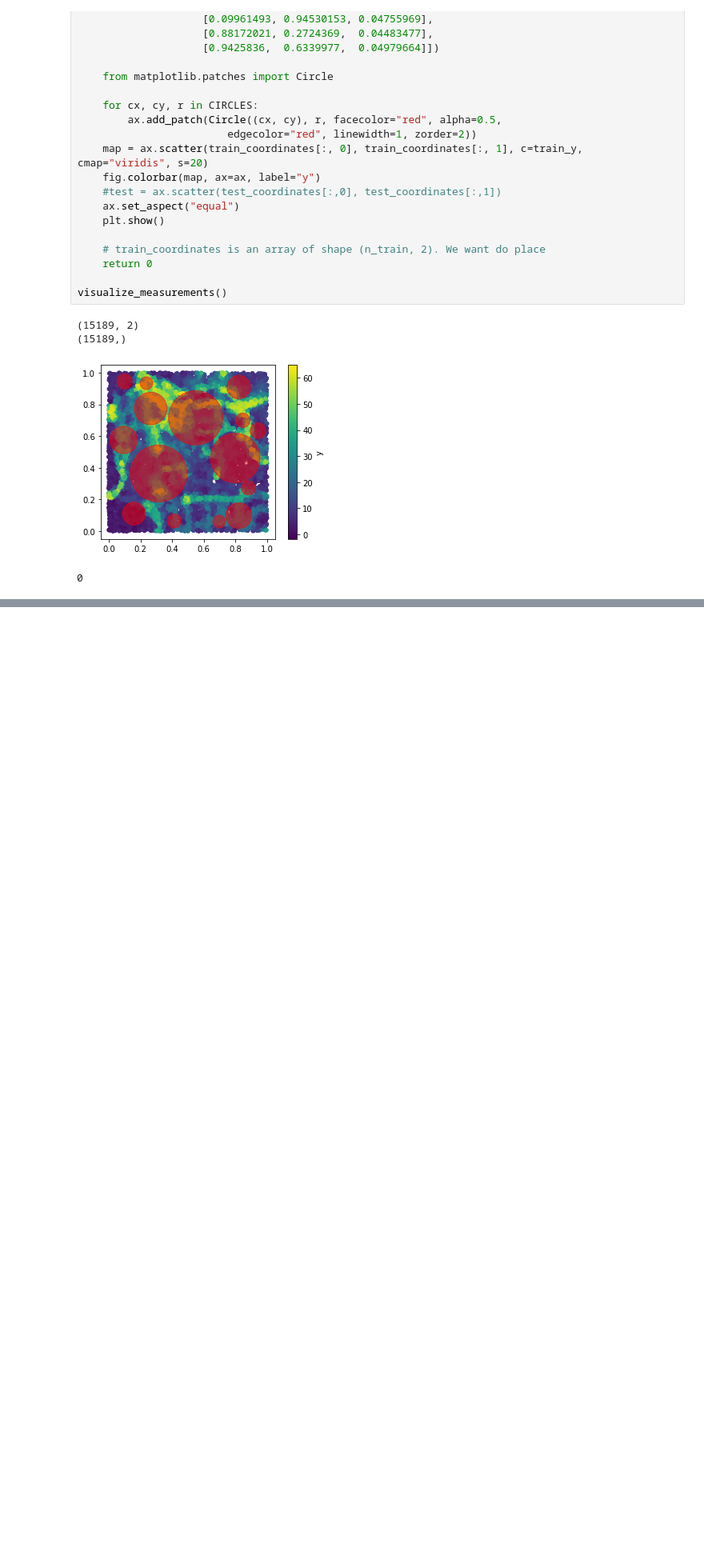
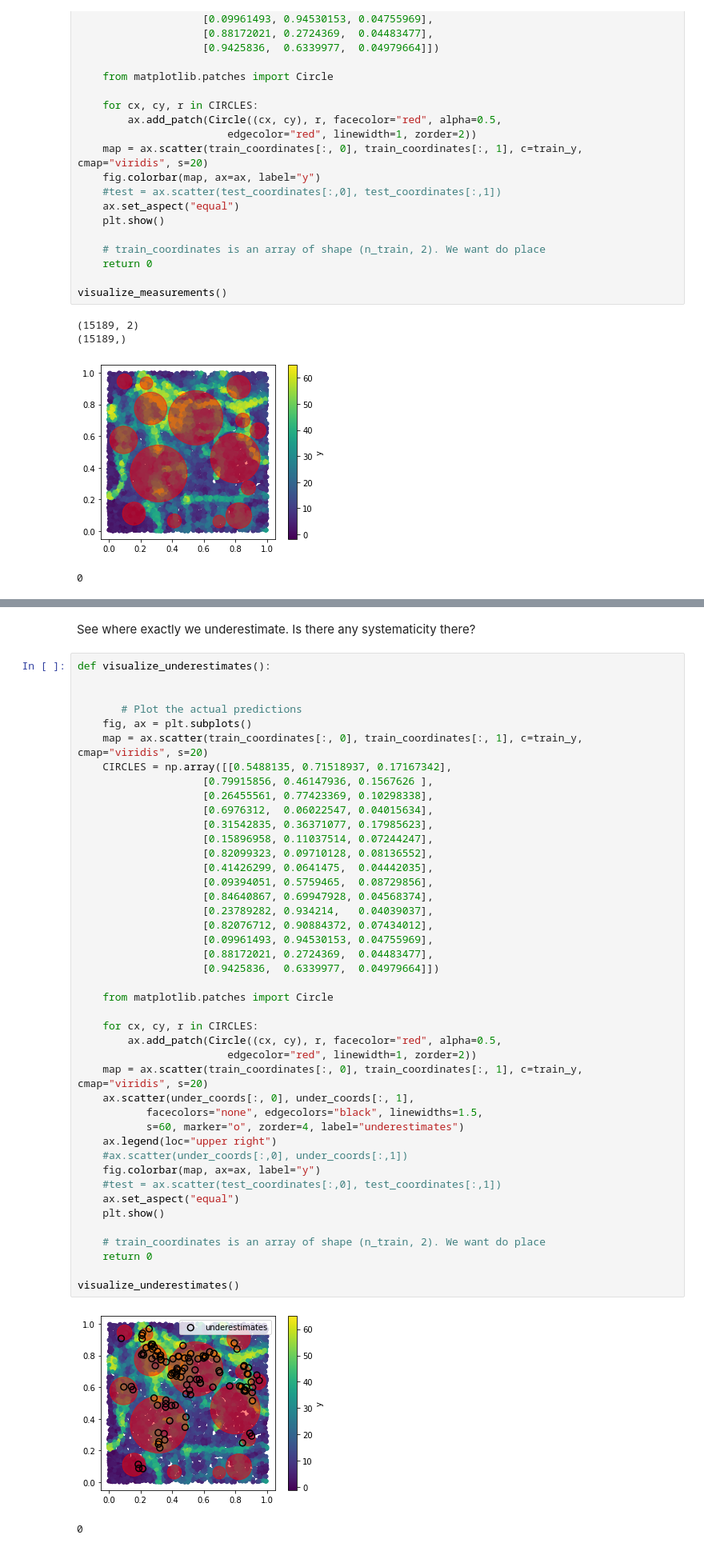
Before and after one commit to tomipancho/manhattan, a Jupyter notebook: Task_1/solution_explore.ipynb, the cells around one changed output, grey strips where cells are left out. Shown at 80% size. Saved outputs shown, nothing was run; the diff lists cells and outputs as text; blank space fills up the shorter version.

```diff
--- a/Task_1/solution_explore.ipynb
+++ b/Task_1/solution_explore.ipynb
@@ -451,3 +832,51 @@ Increase the number of iterations (max_iter) or scale the data as shown in:
+# %% [markdown]
+See where exactly we underestimate. Is there any systematicity there?
+# %%
+def visualize_underestimates():
+
+
+       # Plot the actual predictions
+    fig, ax = plt.subplots()
+    map = ax.scatter(train_coordinates[:, 0], train_coordinates[:, 1], c=train_y, cmap="viridis", s=20)
+    CIRCLES = np.array([[0.5488135, 0.71518937, 0.17167342],
+                    [0.79915856, 0.46147936, 0.1567626 ],
+                    [0.26455561, 0.77423369, 0.10298338],
+                    [0.6976312,  0.06022547, 0.04015634],
+                    [0.31542835, 0.36371077, 0.17985623],
+                    [0.15896958, 0.11037514, 0.07244247],
+                    [0.82099323, 0.09710128, 0.08136552],
+                    [0.41426299, 0.0641475,  0.04442035],
+                    [0.09394051, 0.5759465,  0.08729856],
+                    [0.84640867, 0.69947928, 0.04568374],
+                    [0.23789282, 0.934214,   0.04039037],
+                    [0.82076712, 0.90884372, 0.07434012],
+                    [0.09961493, 0.94530153, 0.04755969],
+                    [0.88172021, 0.2724369,  0.04483477],
+                    [0.9425836,  0.6339977,  0.04979664]])
+
+    from matplotlib.patches import Circle
+
+    for cx, cy, r in CIRCLES:
+        ax.add_patch(Circle((cx, cy), r, facecolor="red", alpha=0.5,
+                        edgecolor="red", linewidth=1, zorder=2))
+    map = ax.scatter(train_coordinates[:, 0], train_coordinates[:, 1], c=train_y, cmap="viridis", s=20)
+    ax.scatter(under_coords[:, 0], under_coords[:, 1],
+           facecolors="none", edgecolors="black", linewidths=1.5,
+           s=60, marker="o", zorder=4, label="underestimates")
+    ax.legend(loc="upper right")
+    #ax.scatter(under_coords[:,0], under_coords[:,1])
+    fig.colorbar(map, ax=ax, label="y")
+    #test = ax.scatter(test_coordinates[:,0], test_coordinates[:,1])
+    ax.set_aspect("equal")
+    plt.show()
+
+    # train_coordinates is an array of shape (n_train, 2). We want do place
+    return 0
+
+visualize_underestimates()
+# %% [output]
+[figure, added]
+0
 # %%
 print(predictions[0])
 
```
Also changed, not shown: parts of 14 cells of this notebook, 4 other files.
